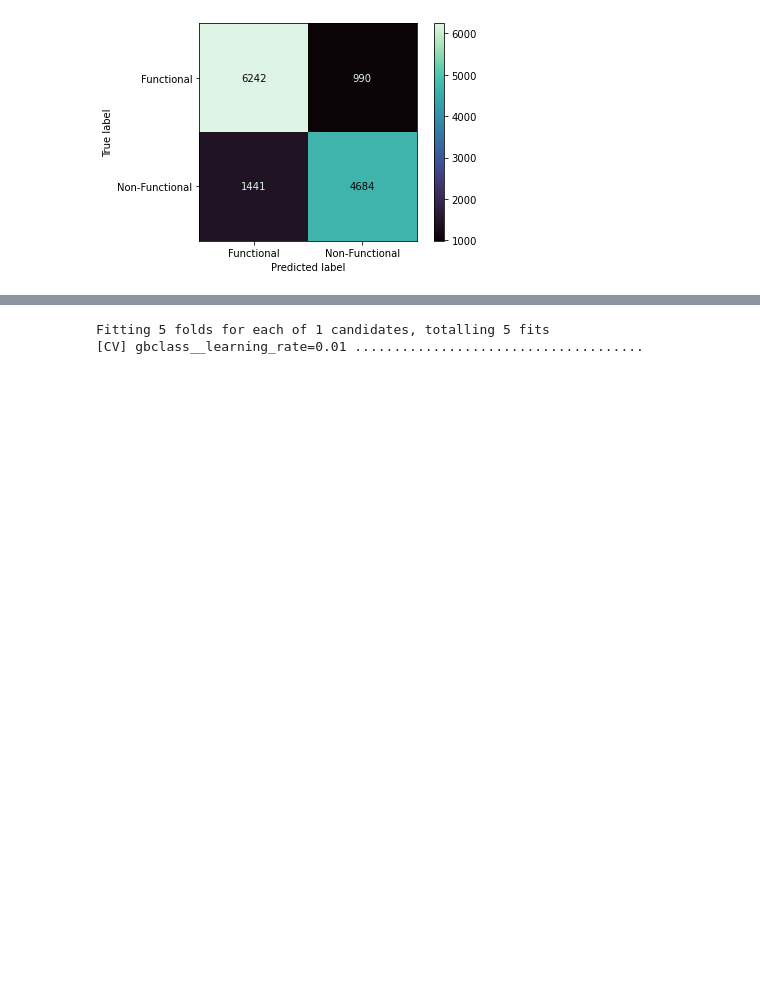
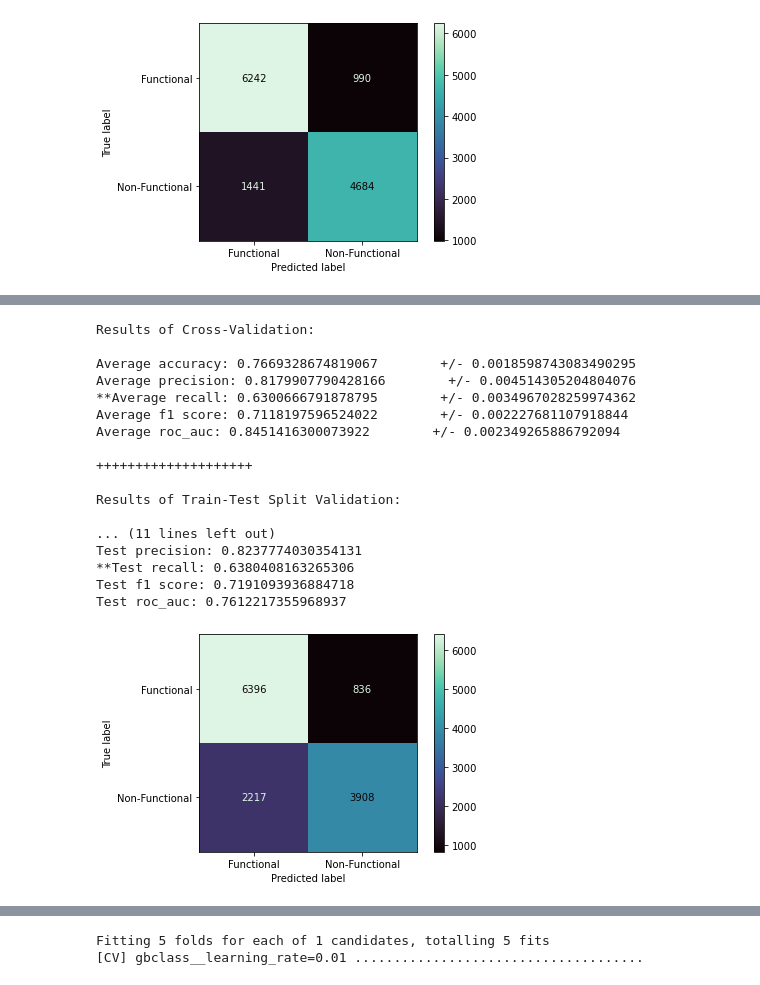
Before and after one commit to NicholasIndorf/TanzanianWaterWells, a Jupyter notebook: notebooks/Nick/Modeling.ipynb, the cells around one changed output, grey strips where cells are left out. Cells and saved outputs as stored; diff of their text form; code cells hidden in the pictures; blank space fills up the shorter version.

```diff
--- a/notebooks/Nick/Modeling.ipynb
+++ b/notebooks/Nick/Modeling.ipynb
@@ -350,0 +351,30 @@ Test roc_auc: 0.8139215504785985
+# %%
+# Gradient Boost
+# using CatBoost Encoding
+# ~5min
+
+gb2 = Pipeline(steps=[
+    ('preprocessor2', preprocessor2),
+    ('gbclass', GradientBoostingClassifier())
+])
+
+evaluate(gb2, X_train, X_test, y_train, y_test, cv=5, grid_search=False)
+# %% [output]
+Results of Cross-Validation:
+
+Average accuracy: 0.7669328674819067        +/- 0.0018598743083490295
+Average precision: 0.8179907790428166        +/- 0.004514305204804076
+**Average recall: 0.6300666791878795        +/- 0.0034967028259974362
+Average f1 score: 0.7118197596524022        +/- 0.002227681107918844
+Average roc_auc: 0.8451416300073922        +/- 0.002349265886792094
+
+++++++++++++++++++++
+
+Results of Train-Test Split Validation:
+
+... (11 lines left out)
+Test precision: 0.8237774030354131
+**Test recall: 0.6380408163265306
+Test f1 score: 0.7191093936884718
+Test roc_auc: 0.7612217355968937
+[figure, added]
```
Also changed, not shown: parts of 4 cells of this notebook, 1 other file.
